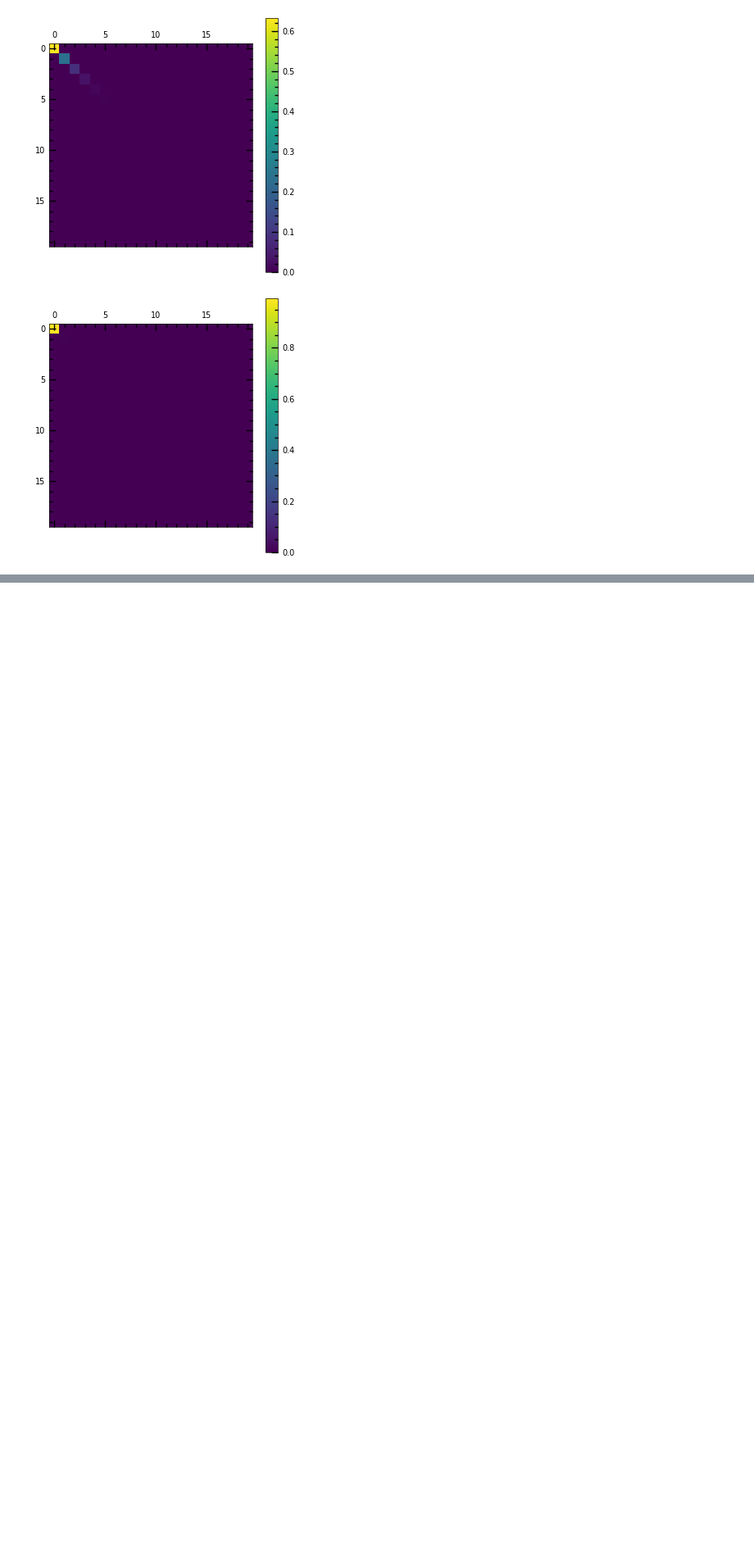
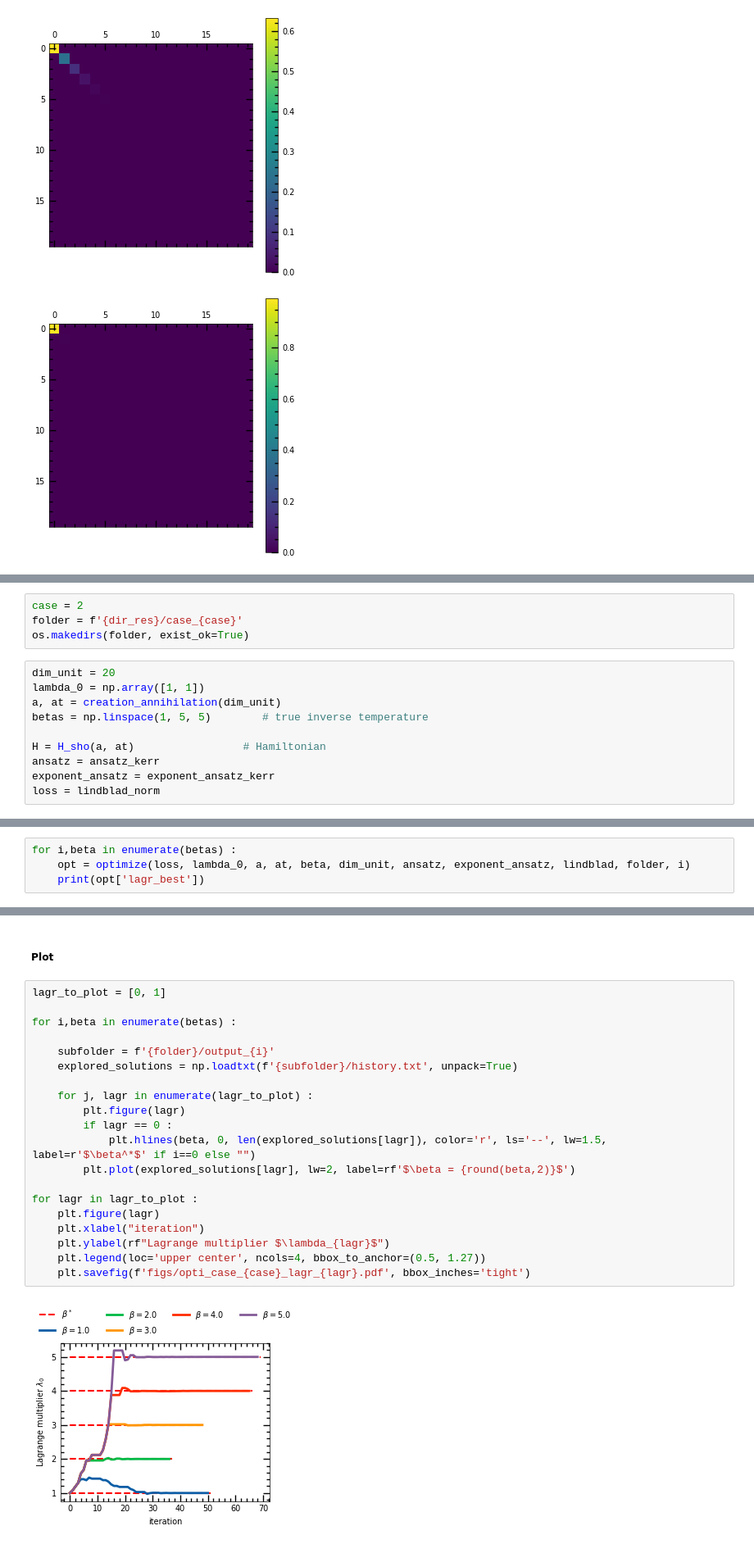
Before and after one commit to 1nthony/tp_4, a Jupyter notebook: variational_entropy_production.ipynb, the cells around one changed output, grey strips where cells are left out. Shown at 82% size. Cells and saved outputs as stored; diff of their text form; blank space fills up the shorter version.

```diff
--- a/variational_entropy_production.ipynb
+++ b/variational_entropy_production.ipynb
@@ -434,0 +794,14 @@ for i,beta in enumerate(betas) :
+# %%
+case = 2
+folder = f'{dir_res}/case_{case}'
+os.makedirs(folder, exist_ok=True)
+# %%
+dim_unit = 20
+lambda_0 = np.array([1, 1])
+a, at = creation_annihilation(dim_unit)
+betas = np.linspace(1, 5, 5)        # true inverse temperature
+
+H = H_sho(a, at)                 # Hamiltonian
+ansatz = ansatz_kerr
+exponent_ansatz = exponent_ansatz_kerr
+loss = lindblad_norm
@@ -434,0 +810,4 @@ for i,beta in enumerate(betas) :
+# %%
+for i,beta in enumerate(betas) :
+    opt = optimize(loss, lambda_0, a, at, beta, dim_unit, ansatz, exponent_ansatz, lindblad, folder, i)
+    print(opt['lagr_best'])
@@ -434,0 +840,24 @@ for i,beta in enumerate(betas) :
+# %% [markdown]
+##### Plot
+# %%
+lagr_to_plot = [0, 1]
+
+for i,beta in enumerate(betas) :
+
+    subfolder = f'{folder}/output_{i}'
+    explored_solutions = np.loadtxt(f'{subfolder}/history.txt', unpack=True)
+
+    for j, lagr in enumerate(lagr_to_plot) :
+        plt.figure(lagr)
+        if lagr == 0 :
+            plt.hlines(beta, 0, len(explored_solutions[lagr]), color='r', ls='--', lw=1.5, label=r'$\beta^*$' if i==0 else "")
+        plt.plot(explored_solutions[lagr], lw=2, label=rf'$\beta = {round(beta,2)}$')
+
+for lagr in lagr_to_plot :
+    plt.figure(lagr)
+    plt.xlabel("iteration")
+    plt.ylabel(rf"Lagrange multiplier $\lambda_{lagr}$")
+    plt.legend(loc='upper center', ncols=4, bbox_to_anchor=(0.5, 1.27))
+    plt.savefig(f'figs/opti_case_{case}_lagr_{lagr}.pdf', bbox_inches='tight')
+# %% [output]
+[figure, added]
```
Also changed, not shown: parts of 122 cells of this notebook.
